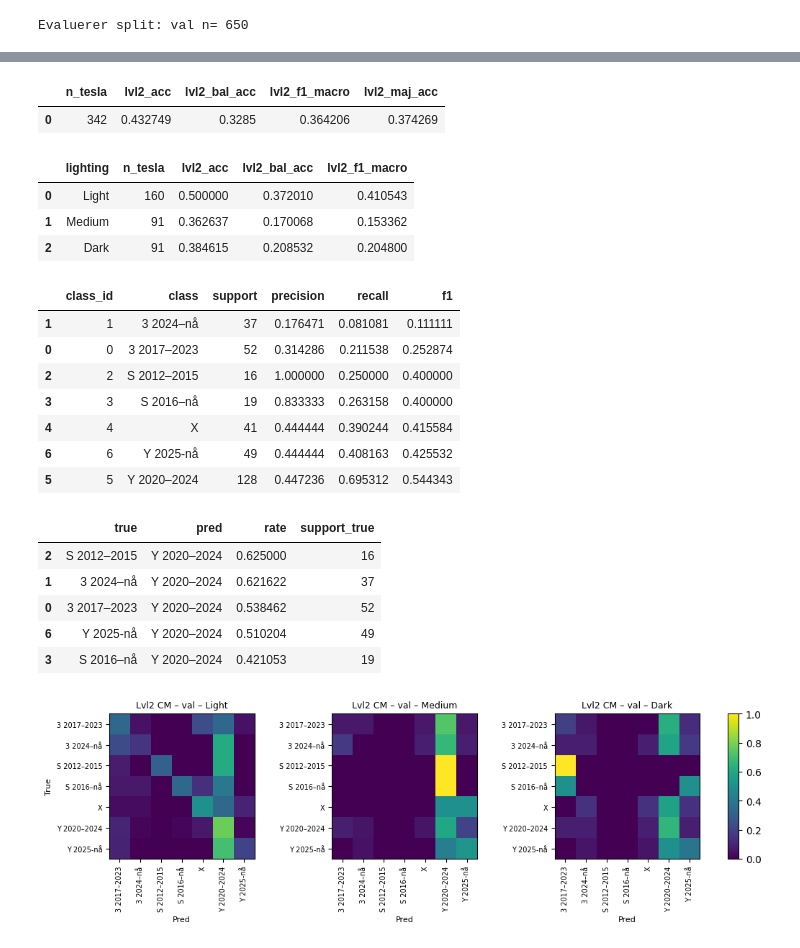
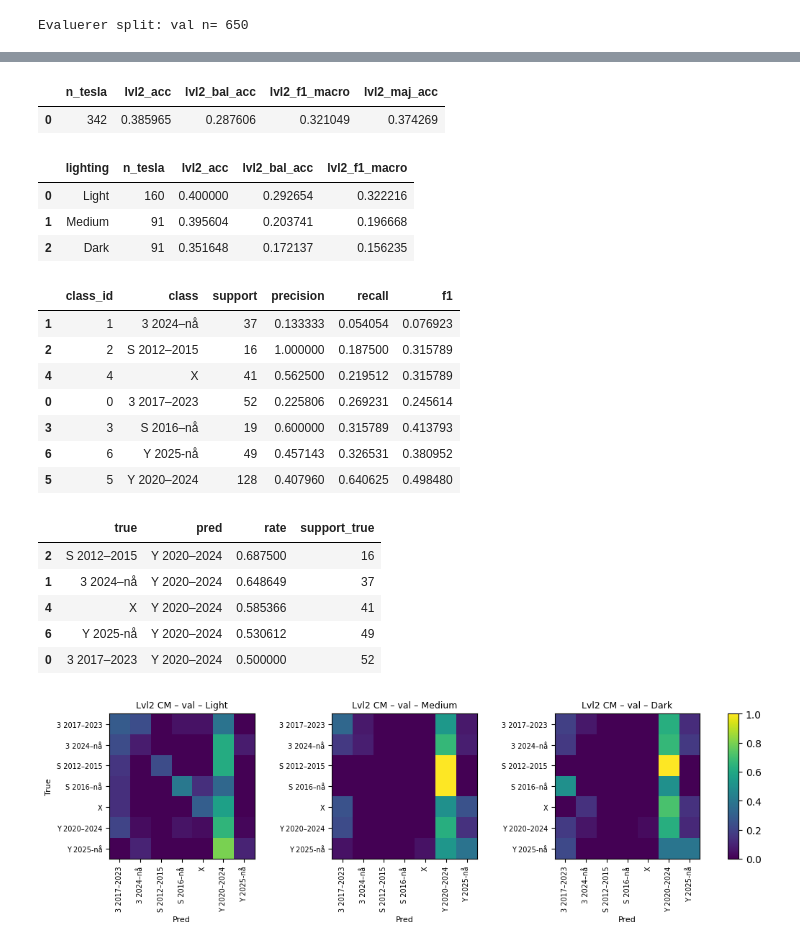
Before and after one commit to jkaste03/visual-vehicle-recognition-varying-lighting-conditions, a Jupyter notebook: notebooks/baseline_hierarchical_cnn_base_centercrop_stats.ipynb, the cells around one changed output, grey strips where cells are left out. Drawn from its saved outputs; the diff is of its cells as text; code cells hidden in the pictures.

```diff
--- a/notebooks/baseline_hierarchical_cnn_base_centercrop_stats.ipynb
+++ b/notebooks/baseline_hierarchical_cnn_base_centercrop_stats.ipynb
@@ -545,10 +610,10 @@ model.compile(
 Trener modellen på treningssettet med validering, EarlyStopping og (valgfritt) TensorBoard‑logging.
 # %%
 # 10) Train + eval
-EPOCHS = 5
+EPOCHS = 10
 
 callbacks = [
-    #aim_callback,
+    aim_callback,
     # evt. EarlyStopping(...)
 ]
 history = model.fit(
@@ -723,7 +802,7 @@ def eval_lvl2(model, df, lighting_col="lighting", lighting_order=("Light","Mediu
         raise ValueError("Ingen Tesla-rader i eval_df – kan ikke evaluere lvl2.")
 
     # Predikér kun på Tesla-rader
-    preds = model.predict(make_x_dataset(tesla_df, shuffle=False), verbose=0)
+    preds = model.predict(make_x_dataset(tesla_df), verbose=0)
     p2 = preds["lvl2"]
 
     y_true = tesla_df["y_lvl2"].to_numpy().astype(int)
@@ -840,47 +919,47 @@ for k, (ax, light) in enumerate(zip(axes, ("Light", "Medium", "Dark"))):
         ax.axis("off")
         continue
 
     im = ax.imshow(cm_norm_by_light[light], interpolation="nearest", vmin=0, vmax=1)
     ax.set_title(f"Lvl2 CM – {EVAL_SPLIT} – {light}", fontsize=9)
 
     ax.set_xticks(range(num_lvl2))
     ax.set_xticklabels(lvl2_classes, rotation=90, fontsize=7)
     ax.set_yticks(range(num_lvl2))
     ax.set_yticklabels(lvl2_classes, fontsize=7)
 
     ax.set_xlabel("Pred", fontsize=8)
 
     # Bare venstre plott får "True" for å unngå overlapp
     ax.set_ylabel("True" if k == 0 else "", fontsize=8)
 
 # Litt mer luft mellom plottene + plass til colorbar
 fig.subplots_adjust(left=0.06, right=0.90, top=0.86, bottom=0.30, wspace=0.30)
 
 # Colorbar utenfor (robust)
 cax = fig.add_axes([0.92, 0.30, 0.015, 0.56])
 fig.colorbar(im, cax=cax)
 
 fig.savefig(out_dir / "cm_lvl2_norm_by_lighting.png", dpi=160)
 plt.show()
 # %% [output]
 |  | n_tesla | lvl2_acc | lvl2_bal_acc | lvl2_f1_macro | lvl2_maj_acc |
-| 0 | 342 | 0.432749 | 0.3285 | 0.364206 | 0.374269 |
+| 0 | 342 | 0.385965 | 0.287606 | 0.321049 | 0.374269 |
 |  | lighting | n_tesla | lvl2_acc | lvl2_bal_acc | lvl2_f1_macro |
-| 0 | Light | 160 | 0.500000 | 0.372010 | 0.410543 |
-| 1 | Medium | 91 | 0.362637 | 0.170068 | 0.153362 |
-| 2 | Dark | 91 | 0.384615 | 0.208532 | 0.204800 |
+| 0 | Light | 160 | 0.400000 | 0.292654 | 0.322216 |
+| 1 | Medium | 91 | 0.395604 | 0.203741 | 0.196668 |
+| 2 | Dark | 91 | 0.351648 | 0.172137 | 0.156235 |
 |  | class_id | class | support | precision | recall | f1 |
-| 1 | 1 | 3 2024–nå | 37 | 0.176471 | 0.081081 | 0.111111 |
-| 0 | 0 | 3 2017–2023 | 52 | 0.314286 | 0.211538 | 0.252874 |
-| 2 | 2 | S 2012–2015 | 16 | 1.000000 | 0.250000 | 0.400000 |
-| 3 | 3 | S 2016–nå | 19 | 0.833333 | 0.263158 | 0.400000 |
-| 4 | 4 | X | 41 | 0.444444 | 0.390244 | 0.415584 |
-| 6 | 6 | Y 2025-nå | 49 | 0.444444 | 0.408163 | 0.425532 |
-| 5 | 5 | Y 2020–2024 | 128 | 0.447236 | 0.695312 | 0.544343 |
+| 1 | 1 | 3 2024–nå | 37 | 0.133333 | 0.054054 | 0.076923 |
+| 2 | 2 | S 2012–2015 | 16 | 1.000000 | 0.187500 | 0.315789 |
+| 4 | 4 | X | 41 | 0.562500 | 0.219512 | 0.315789 |
+| 0 | 0 | 3 2017–2023 | 52 | 0.225806 | 0.269231 | 0.245614 |
+| 3 | 3 | S 2016–nå | 19 | 0.600000 | 0.315789 | 0.413793 |
+| 6 | 6 | Y 2025-nå | 49 | 0.457143 | 0.326531 | 0.380952 |
+| 5 | 5 | Y 2020–2024 | 128 | 0.407960 | 0.640625 | 0.498480 |
 |  | true | pred | rate | support_true |
-| 2 | S 2012–2015 | Y 2020–2024 | 0.625000 | 16 |
-| 1 | 3 2024–nå | Y 2020–2024 | 0.621622 | 37 |
-| 0 | 3 2017–2023 | Y 2020–2024 | 0.538462 | 52 |
-| 6 | Y 2025-nå | Y 2020–2024 | 0.510204 | 49 |
-| 3 | S 2016–nå | Y 2020–2024 | 0.421053 | 19 |
+| 2 | S 2012–2015 | Y 2020–2024 | 0.687500 | 16 |
+| 1 | 3 2024–nå | Y 2020–2024 | 0.648649 | 37 |
+| 4 | X | Y 2020–2024 | 0.585366 | 41 |
+| 6 | Y 2025-nå | Y 2020–2024 | 0.530612 | 49 |
+| 0 | 3 2017–2023 | Y 2020–2024 | 0.500000 | 52 |
-[figure, old version]
+[figure, new version]
```
Also changed, not shown: parts of 10 cells of this notebook.
